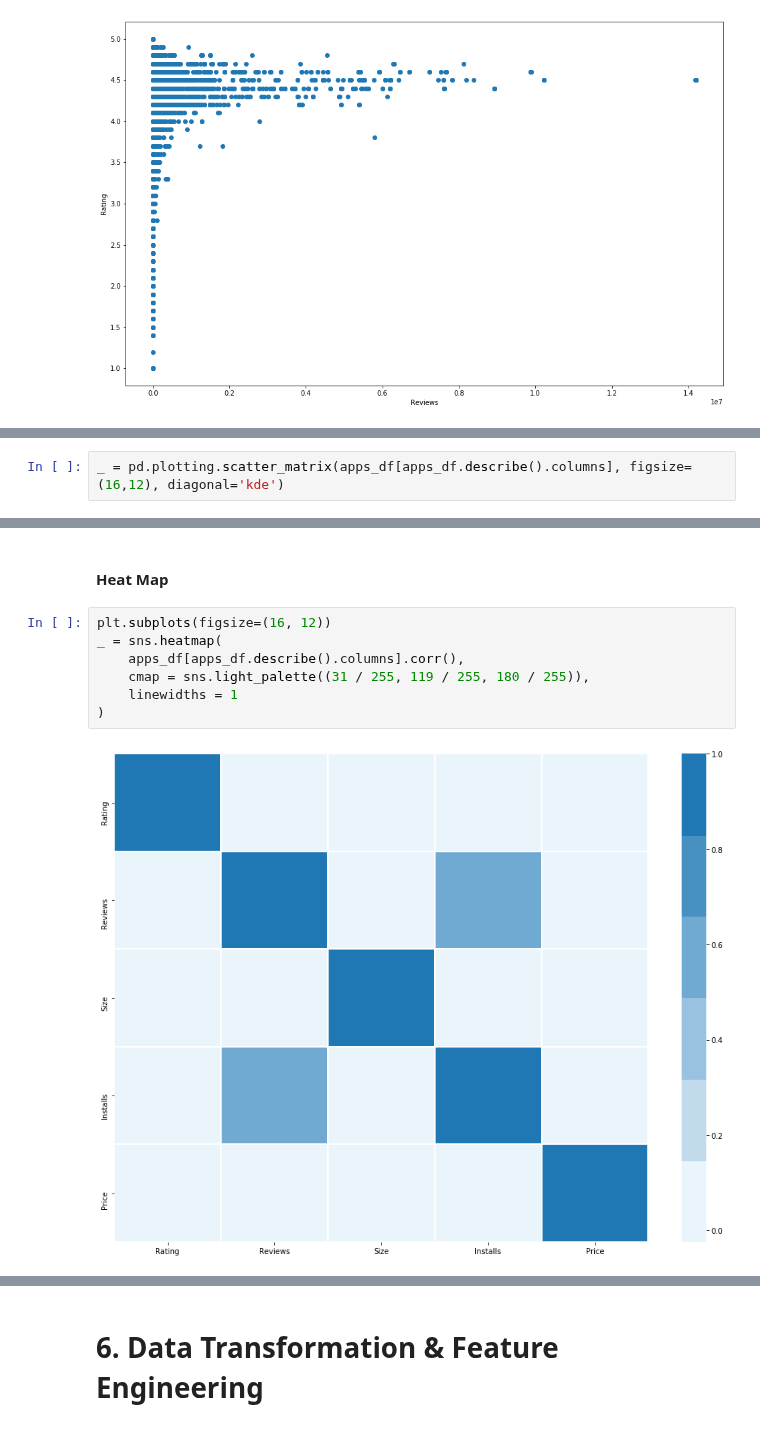
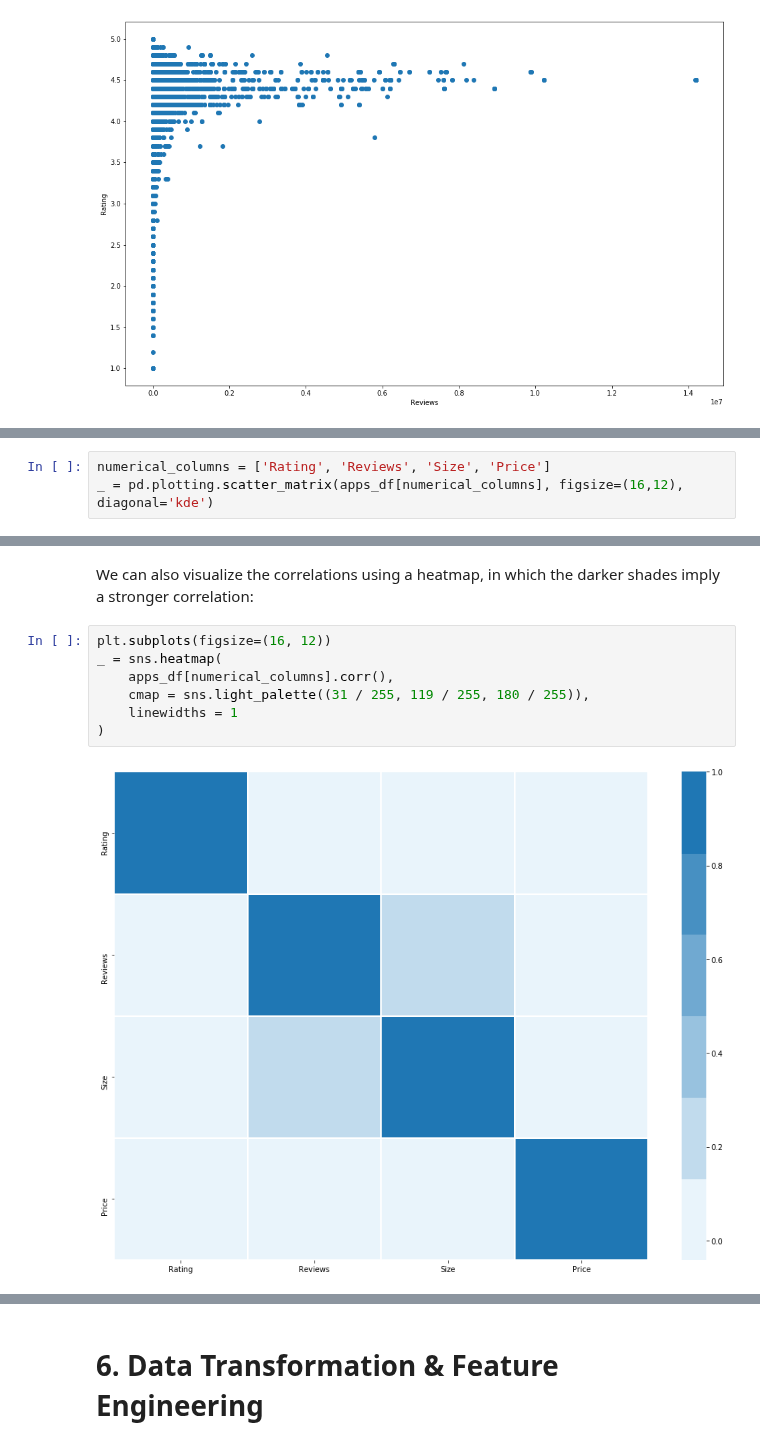
Before and after one commit to Logician724/play-store-analysis, a Jupyter notebook: notebook.ipynb, the cells around one changed output, grey strips where cells are left out. Drawn from its saved outputs; the diff is of its cells as text.

Commit message:
correlation analysis

```diff
--- a/notebook.ipynb
+++ b/notebook.ipynb
@@ -880,3 +882,4 @@ _ = plt.title('Relation between Rating & mean of Installs')
 # %%
-_ = pd.plotting.scatter_matrix(apps_df[apps_df.describe().columns], figsize=(16,12), diagonal='kde')
+numerical_columns = ['Rating', 'Reviews', 'Size', 'Price']
+_ = pd.plotting.scatter_matrix(apps_df[numerical_columns], figsize=(16,12), diagonal='kde')
 # %% [output]
@@ -884,11 +887,11 @@ _ = pd.plotting.scatter_matrix(apps_df[apps_df.describe().columns], figsize=(16,
-# %% [markdown]
-#### Heat Map
+# %% [markdown]
+We can also visualize the correlations using a heatmap, in which the darker shades imply a stronger correlation:
 # %%
 plt.subplots(figsize=(16, 12))
 _ = sns.heatmap(
-    apps_df[apps_df.describe().columns].corr(),
+    apps_df[numerical_columns].corr(),
     cmap = sns.light_palette((31 / 255, 119 / 255, 180 / 255)),
     linewidths = 1
 )
 # %% [output]
-[figure, old version]
+[figure, new version]
```
Also changed, not shown: parts of 19 cells of this notebook.
